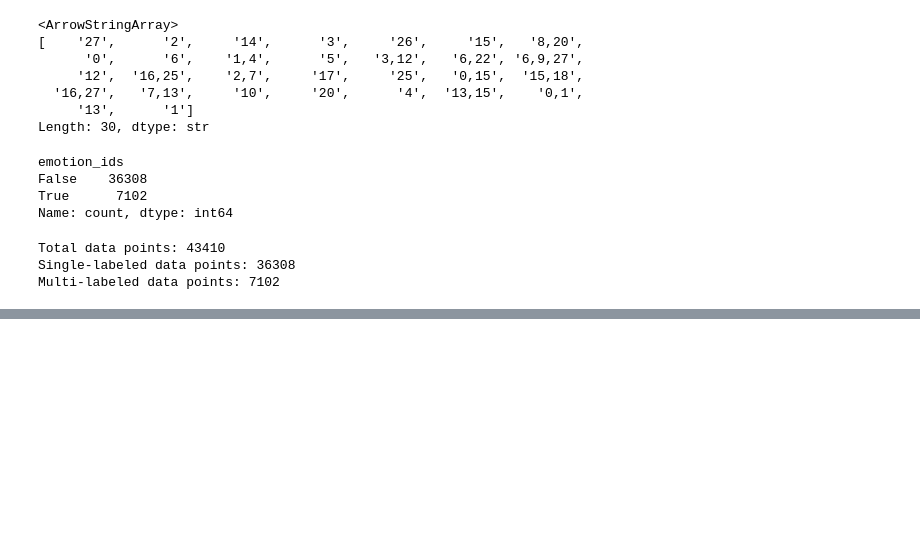
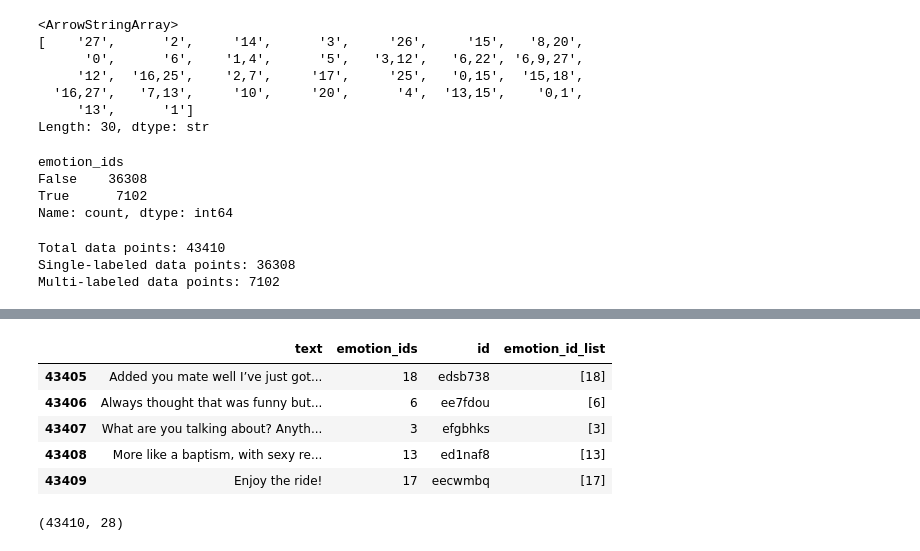
Before and after one commit to SevenWoos/MachineLearningProjects, a Jupyter notebook: nlp/1_nlp_classifier/multi_label_classifiers/multi_label_eda.ipynb, the cells around one changed output, grey strips where cells are left out. Drawn from its saved outputs; the diff is of its cells as text; code cells hidden in the pictures; blank space fills up the shorter version.

Commit message:
multi-labeled classifier eda and tfidf setup.

```diff
--- a/nlp/1_nlp_classifier/multi_label_classifiers/multi_label_eda.ipynb
+++ b/nlp/1_nlp_classifier/multi_label_classifiers/multi_label_eda.ipynb
@@ -194,0 +277,20 @@ Multi-labeled data points: 7102
+# %%
+train_df.tail()
+# %% [output]
+|  | text | emotion_ids | id | emotion_id_list |
+| 43405 | Added you mate well I’ve just got... | 18 | edsb738 | [18] |
+| 43406 | Always thought that was funny but... | 6 | ee7fdou | [6] |
+| 43407 | What are you talking about? Anyth... | 3 | efgbhks | [3] |
+| 43408 | More like a baptism, with sexy re... | 13 | ed1naf8 | [13] |
+| 43409 | Enjoy the ride! | 17 | eecwmbq | [17] |
+# %%
+# MultiLabelBinarizer = scikit-learn transformer that converts column of label lists into a multi-hot matrix.
+mlb = MultiLabelBinarizer(classes=range(len(emotion_names)))
+
+# "fit" leanrs the label set.
+# "transform" converts row's list of IDs into a multi-hot vector.
+y = mlb.fit_transform(train_df["emotion_id_list"])
+
+print(y.shape)  # should be (43410, 28)
+# %% [output]
+(43410, 28)
```
Also changed, not shown: parts of 36 cells of this notebook.
